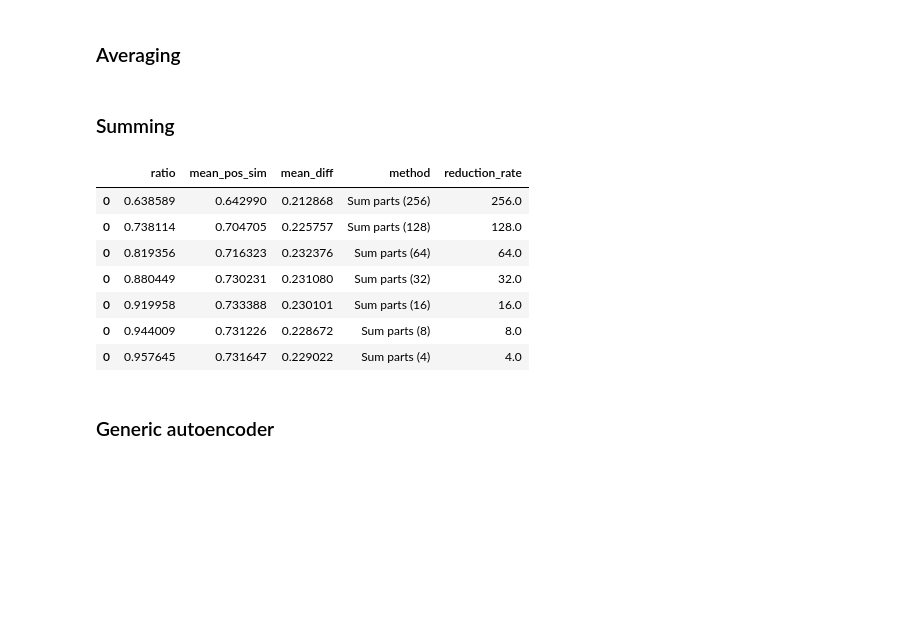
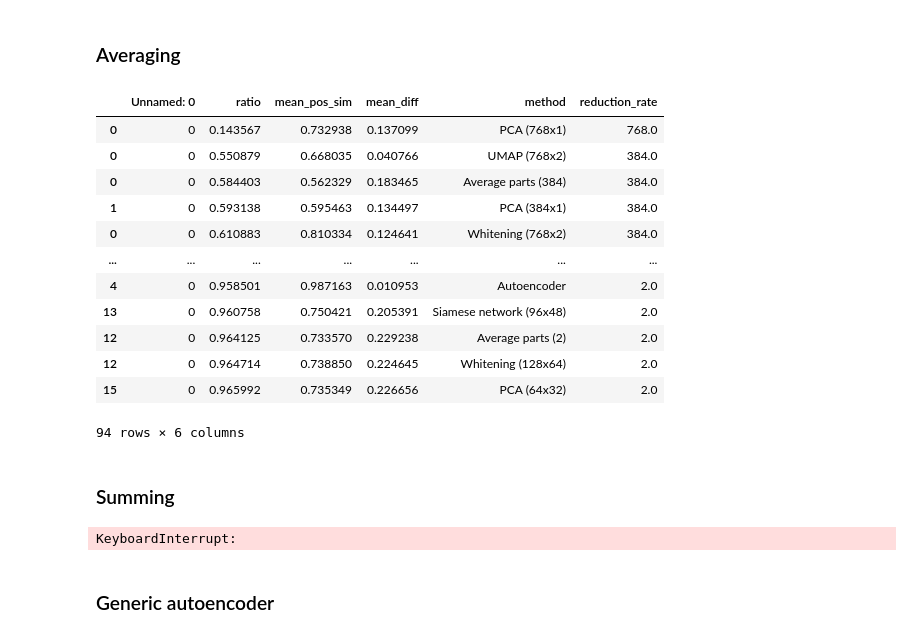
Before and after one commit to wwydmanski/cosine-dim-reduct, a Jupyter notebook: VectorCompression.ipynb, the cells around one changed output. Cells and saved outputs as stored; diff of their text form; code cells hidden in the pictures; blank space fills up the shorter version.

```diff
--- a/VectorCompression.ipynb
+++ b/VectorCompression.ipynb
@@ -78,6 +81,37 @@ def calculate_metrics(method, data, name, show_pbar=True):
 ## Benchmarks
 # %%
 metrics = []
+# %%
+def validate_method(get_method, test_method):
+    res = []
+    for input_dim in tqdm.notebook.tqdm([8, 16, 32, 64, 128, 768]):
+        for output_dim in tqdm.notebook.tqdm([2, 4, 8, 16, 32, 64, 128]):
+            if input_dim <= output_dim:
+                continue
+
+            model = get_method(input_dim, output_dim)
+            res.append(calculate_metrics(test_method(model, input_dim), test_data, f"PCA ({input_dim}x{output_dim})", show_pbar=False))
+    return res
+
+def aggregate_metrics(directory="results"):
+    dframes = []
+    for method in glob.glob(f"{directory}/*.csv"):
+        if "total.csv" not in method:
+            dframes.append(pd.read_csv(method))
+    aggregated = pd.concat(dframes)
+    aggregated = aggregated.sort_values(["reduction_rate", "ratio"], ascending=[False, True])
+    aggregated.to_csv(f"{directory}/total.csv")
+    return aggregated
+
+def save_metrics(metrics, fname):
+    cmetrics = pd.concat(metrics)
+
+    max_ratio = cmetrics.groupby("reduction_rate").max()["ratio"]
+    cmetrics = cmetrics[cmetrics.apply(lambda x: x["ratio"]==max_ratio[x["reduction_rate"]], axis=1)]
+    cmetrics = cmetrics.sort_values("reduction_rate", ascending=False)
+    cmetrics.to_csv(f"results/{fname}.csv")
+
+    return cmetrics
 # %% [markdown]
 ### Baseline
 # %%
@@ -120,9 +154,10 @@ def average_vec(dim):
         x = embeddings.reshape(-1, dim)
         x = x.mean(axis=1).reshape(-1, 1)
         x = x.reshape(len(embeddings), -1)
+        x = x/np.sqrt(np.sum(x**2))
         return x
     return _inner
 # %%
-for rate in [4, 8, 16, 32, 64, 128]:
+for rate in [2, 4, 8, 12, 16, 24, 32, 48, 64, 96, 128, 192, 384]:
     method = average_vec(rate)
     metrics.append(calculate_metrics(method, test_data, f"Average parts ({rate})"))
@@ -131,3 +164,20 @@ pd.concat(metrics).sort_values("ratio").to_csv("results/benchmarks.csv")
+# %%
+res = save_metrics(metrics, "averaging")
+aggregate_metrics()
+# %% [output]
+|  | Unnamed: 0 | ratio | mean_pos_sim | mean_diff | method | reduction_rate |
+| 0 | 0 | 0.143567 | 0.732938 | 0.137099 | PCA (768x1) | 768.0 |
+| 0 | 0 | 0.550879 | 0.668035 | 0.040766 | UMAP (768x2) | 384.0 |
+| 0 | 0 | 0.584403 | 0.562329 | 0.183465 | Average parts (384) | 384.0 |
+| 1 | 0 | 0.593138 | 0.595463 | 0.134497 | PCA (384x1) | 384.0 |
+| 0 | 0 | 0.610883 | 0.810334 | 0.124641 | Whitening (768x2) | 384.0 |
+| ... | ... | ... | ... | ... | ... | ... |
+| 4 | 0 | 0.958501 | 0.987163 | 0.010953 | Autoencoder | 2.0 |
+| 13 | 0 | 0.960758 | 0.750421 | 0.205391 | Siamese network (96x48) | 2.0 |
+| 12 | 0 | 0.964125 | 0.733570 | 0.229238 | Average parts (2) | 2.0 |
+| 12 | 0 | 0.964714 | 0.738850 | 0.224645 | Whitening (128x64) | 2.0 |
+| 15 | 0 | 0.965992 | 0.735349 | 0.226656 | PCA (64x32) | 2.0 |
+94 rows × 6 columns
 # %% [markdown]
 ### Summing
 # %%
@@ -141,24 +192,8 @@ def average_vec(dim):
         return x
     return _inner
 # %%
-for rate in [4, 8, 16, 32, 64, 128, 256]:
+for rate in [2, 4, 8, 12, 16, 24, 32, 48, 64, 96, 128, 192, 384]:
     method = average_vec(rate)
     metrics.append(calculate_metrics(method, test_data, f"Sum parts ({rate})"))
+# %% [output]
+KeyboardInterrupt:
-# %%
-cmetrics = pd.concat(metrics)
-
-max_ratio = cmetrics.groupby("reduction_rate").max()["ratio"]
-cmetrics = cmetrics[cmetrics.apply(lambda x: x["ratio"]==max_ratio[x["reduction_rate"]], axis=1)]
-cmetrics = cmetrics.sort_values("reduction_rate", ascending=False)
-cmetrics.to_csv("results/sums.csv")
-
-cmetrics
-# %% [output]
-|  | ratio | mean_pos_sim | mean_diff | method | reduction_rate |
-| 0 | 0.638589 | 0.642990 | 0.212868 | Sum parts (256) | 256.0 |
-| 0 | 0.738114 | 0.704705 | 0.225757 | Sum parts (128) | 128.0 |
-| 0 | 0.819356 | 0.716323 | 0.232376 | Sum parts (64) | 64.0 |
-| 0 | 0.880449 | 0.730231 | 0.231080 | Sum parts (32) | 32.0 |
-| 0 | 0.919958 | 0.733388 | 0.230101 | Sum parts (16) | 16.0 |
-| 0 | 0.944009 | 0.731226 | 0.228672 | Sum parts (8) | 8.0 |
-| 0 | 0.957645 | 0.731647 | 0.229022 | Sum parts (4) | 4.0 |
```
Also changed, not shown: parts of 29 cells of this notebook, 12 other files.
